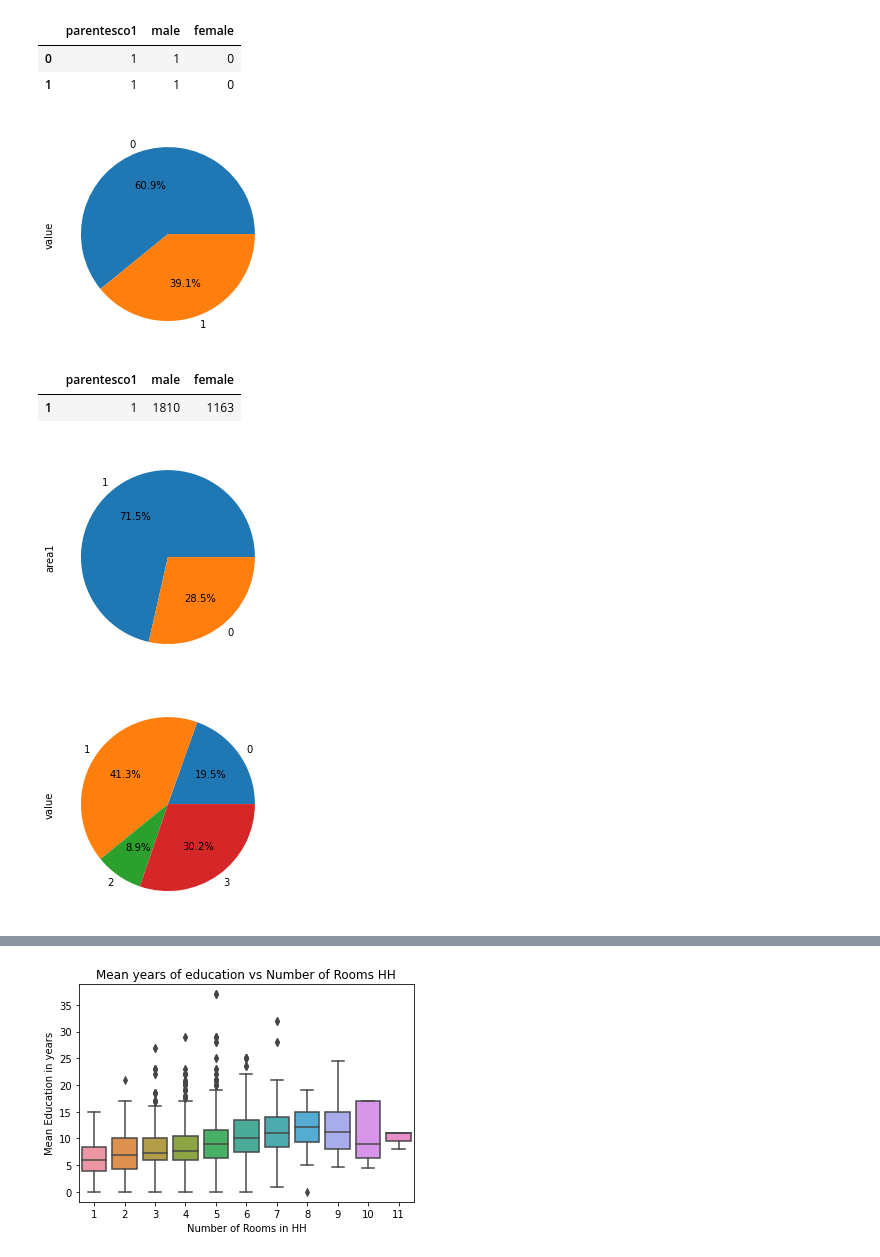
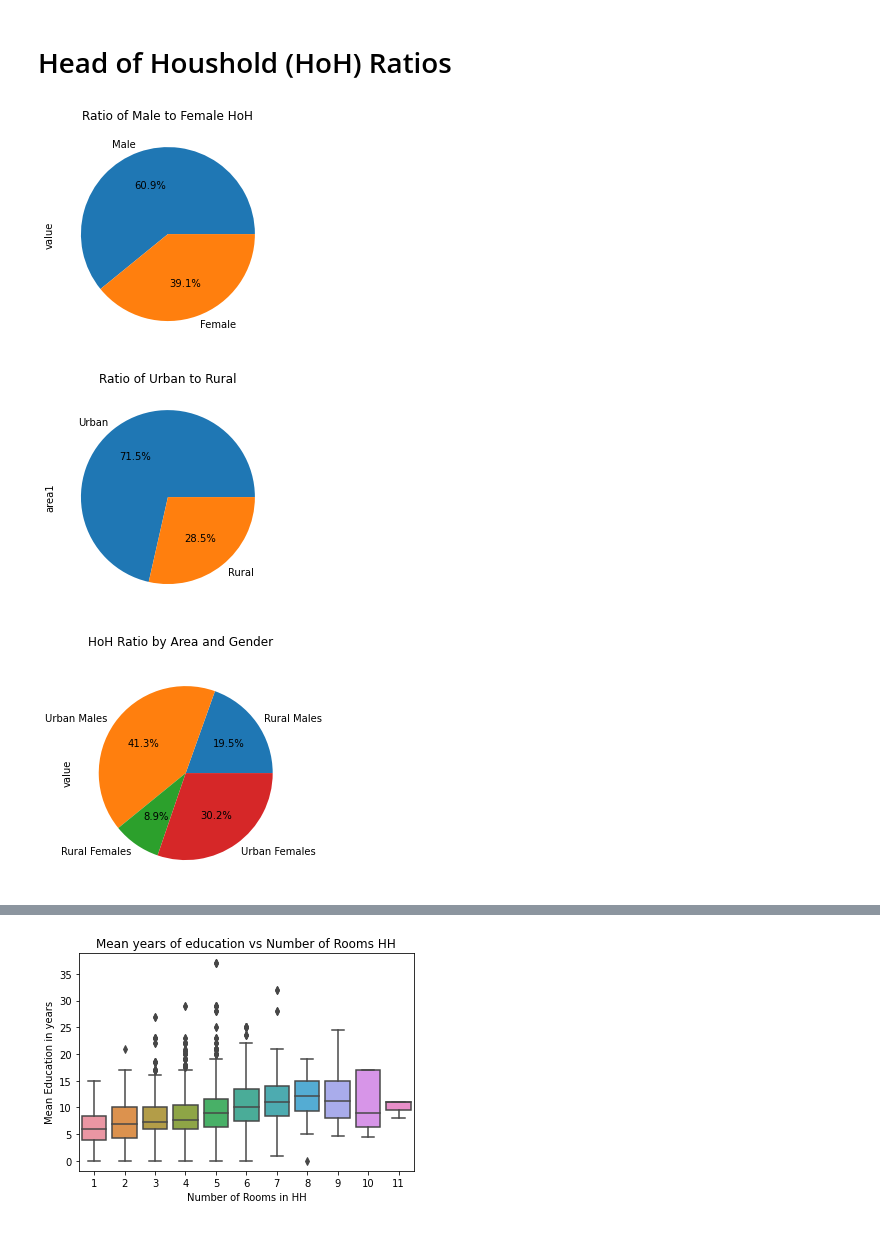
Before and after one commit to Lons22/CodeOp-Final-Project, a Jupyter notebook: Final Project EDA.ipynb, the cells around one changed output, grey strips where cells are left out. Saved outputs shown, nothing was run; the diff lists cells and outputs as text; code cells hidden in the pictures.

```diff
--- a/Final Project EDA.ipynb
+++ b/Final Project EDA.ipynb
@@ -99,35 +37,26 @@ Name: instlevel3, Length: 9557, dtype: int64
-# %%
-new_data[['parentesco1', 'male', 'female']].head(2) #filtering on column name
-# %% [output]
-|  | parentesco1 | male | female |
-| 0 | 1 | 1 | 0 |
-| 1 | 1 | 1 | 0 |
+# %% [markdown]
+# Head of Houshold (HoH) Ratios
 # %%
 #Finding out how many men & women are HoH
 
 household_head = new_data[['parentesco1', 'male', 'female']].groupby(by=['parentesco1']).sum().reset_index()
 
 tempdf = household_head[household_head['parentesco1']== 1] #access column and filtering on its value
 
 newdf = pd.melt(tempdf, id_vars=['parentesco1'])
 
-newdf['value'].plot.pie(autopct='%1.1f%%');
+newdf['value'].plot.pie(autopct='%1.1f%%', title = 'Ratio of Male to Female HoH', labels = ['Male', 'Female']);
 
 #based on this result more men are HoH than women.
 # %% [output]
-[figure, old version]
+[figure, new version]
-# %%
-tempdf
-# %% [output]
-|  | parentesco1 | male | female |
-| 1 | 1 | 1810 | 1163 |
 # %%
 #Rural or Urban?
 #area1=1 zona urbana, area2=2 zona rural
-new_data['area1'].value_counts(normalize = True).plot.pie(autopct='%1.1f%%');
+new_data['area1'].value_counts(normalize = True).plot.pie(autopct='%1.1f%%', title = 'Ratio of Urban to Rural', labels = ['Urban', 'Rural']);
 #Based on this result, most of the data collected is of people living in urban areas.
 # %% [output]
-[figure, old version]
+[figure, new version]
 # %%
 household_head = new_data[['parentesco1', 'male', 'female', 'area1']].groupby(by=['parentesco1', 'area1']).sum().reset_index()
 household_head
@@ -139,10 +68,11 @@ tempdf
 
 newdf = pd.melt(tempdf, id_vars=['parentesco1' , 'area1'])
 newdf = newdf.drop('parentesco1', axis = 1)
+
 newdf
 
-newdf['value'].plot.pie(autopct='%1.1f%%');
+ax = newdf['value'].plot.pie(autopct='%1.1f%%', subplots = True, title='HoH Ratio by Area and Gender', labels = ['Rural Males', 'Urban Males', 'Rural Females', 'Urban Females']);
 
 # 0= Rural Males, 1 = Urban Males, 2 = Rural Females, 3 = Urban Females
 # %% [output]
-[figure, old version]
+[figure, new version]
```
Also changed, not shown: parts of 28 cells of this notebook.
